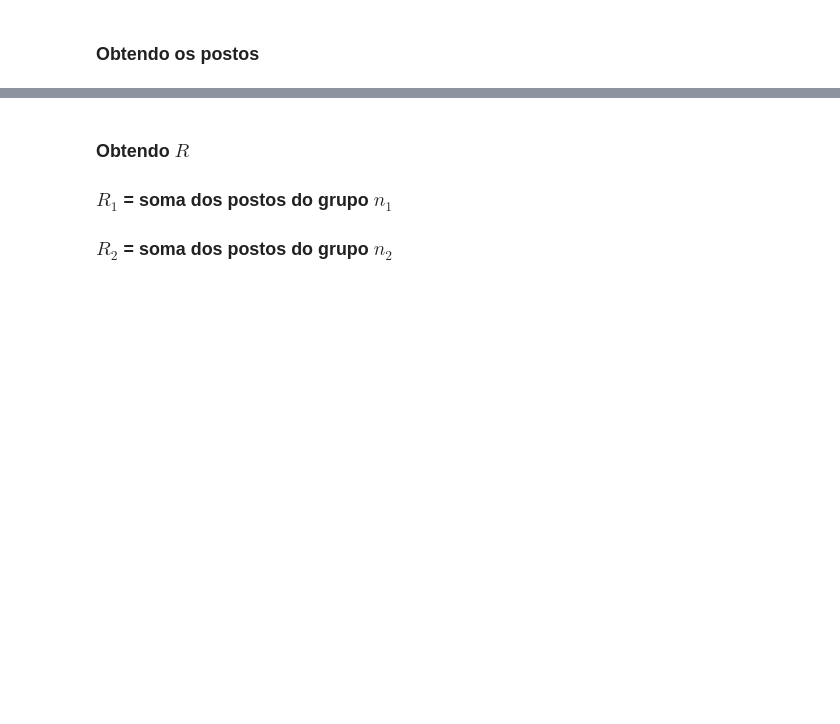
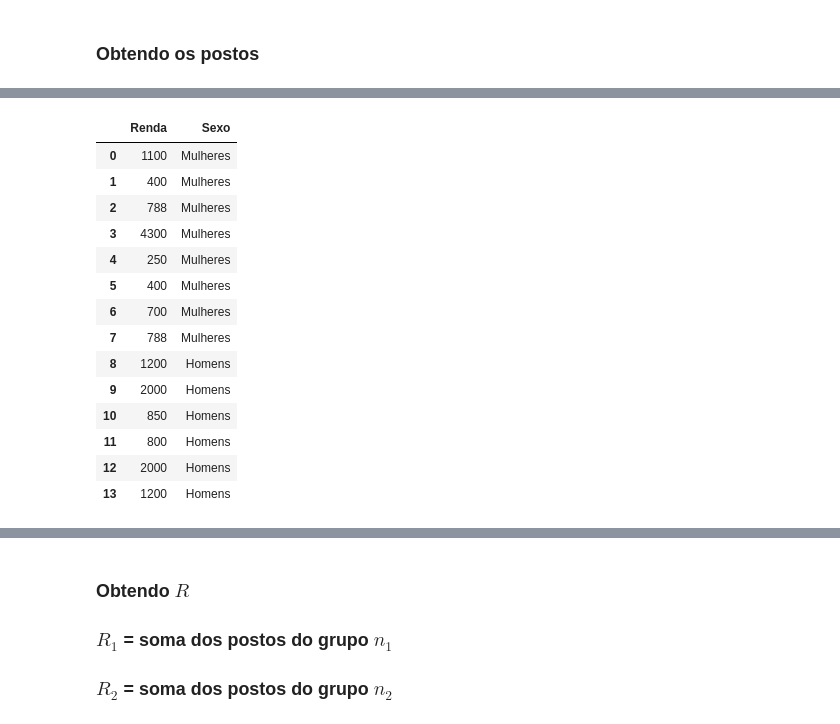
Before and after one commit to lemaldonadogm/Courses, a Jupyter notebook: Statistics/Parte 3 - Teste de Hipóteses/Curso_de_Estatística_Parte_3.ipynb, the cells around one changed output, grey strips where cells are left out. Cells and saved outputs as stored; diff of their text form; code cells hidden in the pictures; blank space fills up the shorter version.

```diff
--- a/Statistics/Parte 3 - Teste de Hipóteses/Curso_de_Estatística_Parte_3.ipynb
+++ b/Statistics/Parte 3 - Teste de Hipóteses/Curso_de_Estatística_Parte_3.ipynb
@@ -1671,2 +1675,5 @@ Use quando:
 # %% [markdown]
 ### Seleção das amostras
+# %%
+mulheres = dados.query('Sexo == 1 and Renda > 0').Renda.sample(n=8, random_state=101)
+mulheres
@@ -1672,0 +1690,3 @@ Use quando:
+# %%
+homens = dados.query('Sexo == 0 and Renda > 0').Renda.sample(n=6, random_state=101)
+homens
@@ -1730,0 +1818,19 @@ Onde
+# %%
+sexo = pd.concat([M,H], ignore_index=True)
+sexo
+# %% [output]
+|  | Renda | Sexo |
+| 0 | 1100 | Mulheres |
+| 1 | 400 | Mulheres |
+| 2 | 788 | Mulheres |
+| 3 | 4300 | Mulheres |
+| 4 | 250 | Mulheres |
+| 5 | 400 | Mulheres |
+| 6 | 700 | Mulheres |
+| 7 | 788 | Mulheres |
+| 8 | 1200 | Homens |
+| 9 | 2000 | Homens |
+| 10 | 850 | Homens |
+| 11 | 800 | Homens |
+| 12 | 2000 | Homens |
+| 13 | 1200 | Homens |
```
Also changed, not shown: parts of 37 cells of this notebook.
